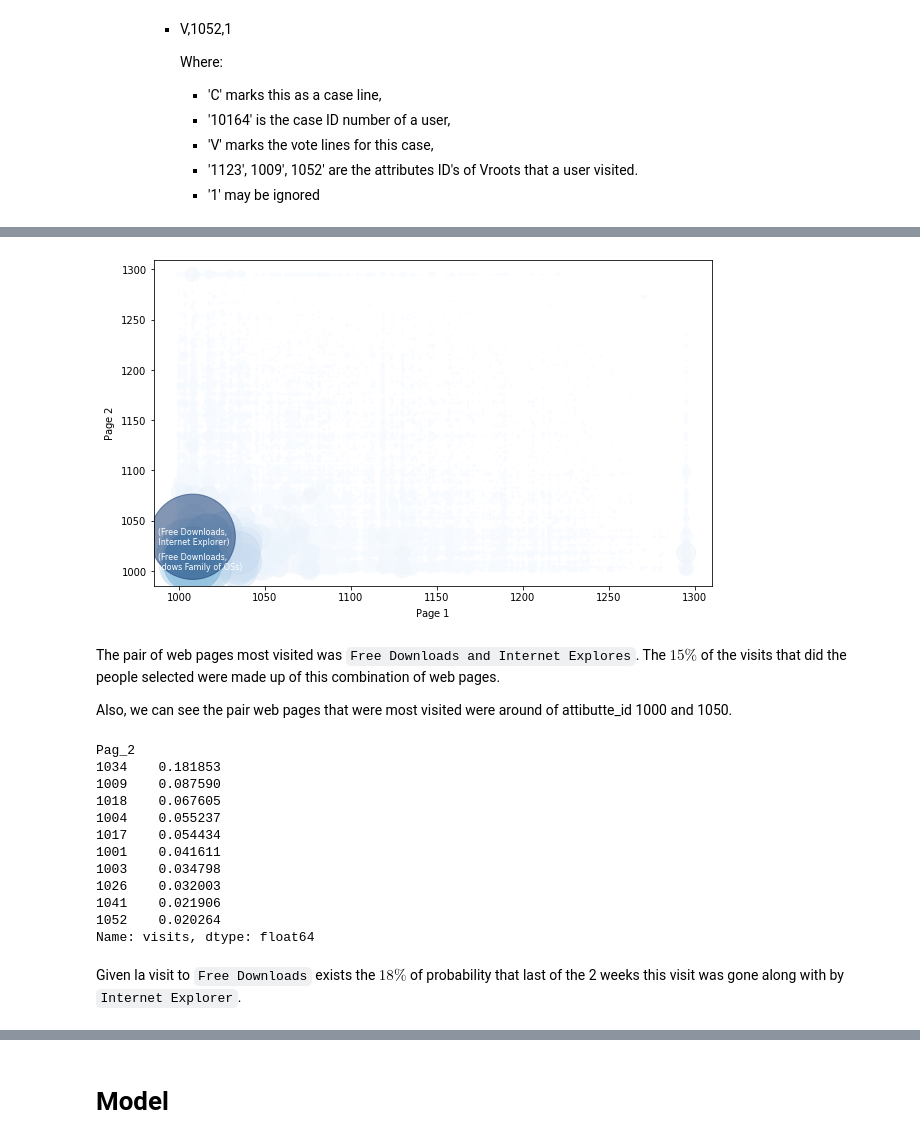
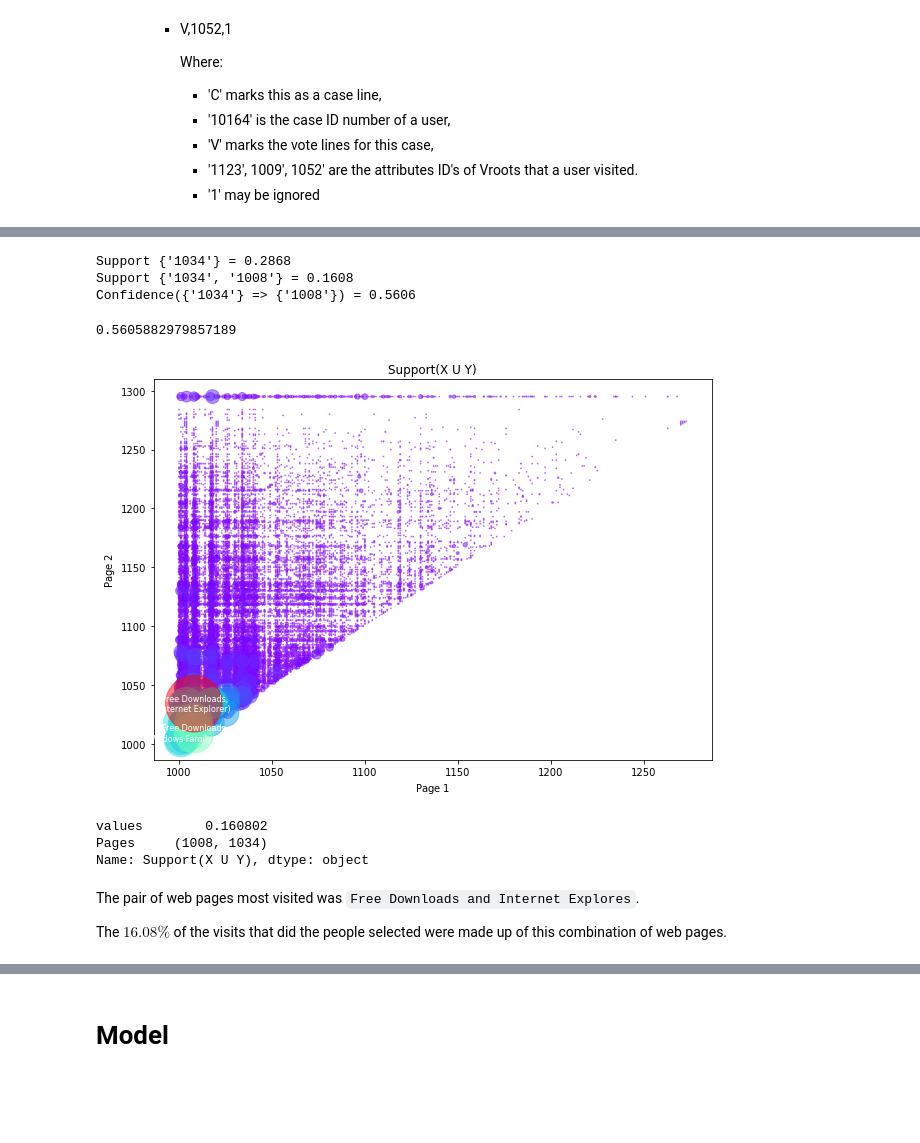
Before and after one commit to dante-cmd/-Relationship-between-web-pages, a Jupyter notebook: 0_sample_space.ipynb, the cells around one changed output, grey strips where cells are left out. Drawn from its saved outputs; the diff is of its cells as text; code cells hidden in the pictures; blank space fills up the shorter version.

Commit message:
last_2

```diff
--- a/0_sample_space.ipynb
+++ b/0_sample_space.ipynb
@@ -119,4 +99,0 @@ print(time_out/60)
-# %%
-data_user = pd.DataFrame(new_data_c)
-data_user.attribute_ID = data_user.attribute_ID.str.split(',').str.get(1)
-cross_user_attr = pd.crosstab(data_user['user_ID'], data_user['attribute_ID'])
@@ -140,0 +138,32 @@ data_visit.name = 'visits'
+# %%
+confidence({'1034'}, {'1008'},data_user_cross )
+# %% [output]
+Support {'1034'} = 0.2868
+Support {'1034', '1008'} = 0.1608
+Confidence({'1034'} => {'1008'}) = 0.5606
+0.5605882979857189
+# %%
+def all_support_by_pair(df:pd.DataFrame) -> pd.DataFrame:
+    """
+
+    --------------------
+    """
+    df_group = df.groupby(['user_ID'])
+    data_to = pd.DataFrame()
+
+    for user in df['user_ID'].unique(): #[:200]:
+        data_dict = {}
+        attribute_ID_by_user = df_group.get_group(user)['attribute_ID']
+        data_dict[user] =[*combinations(attribute_ID_by_user, 2)]
+        data_frame = pd.DataFrame(data_dict).melt()
+        data_to = data_to.append(data_frame, ignore_index=True)
+
+    data_to.columns = ['user_ID', 'Support(X U Y)']
+    data_to['Support(X U Y)'] = data_to['Support(X U Y)'].apply(lambda x:tuple(sorted(x)))
+    data_to_support = data_to['Support(X U Y)'].value_counts()/len(df['user_ID'].unique())
+    data_to_support = data_to_support.reset_index()
+    data_to_support = data_to_support.rename(columns={'index':'PairPage'})
+
+    return  data_to_support
+# %%
+data_visit = all_support_by_pair(data_user)
@@ -141,23 +183,27 @@ data_visit.name = 'visits'
 # %%
 from matplotlib import cm
 
-fig, ax = plt.subplots(figsize = (10, 6))
+fig, ax = plt.subplots(figsize = (10, 7))
+data_visit_to_plot = data_visit.sort_values('Support(X U Y)', ascending=True)
+x, y = data_visit_to_plot['PairPage'].str.get(0).astype(int), data_visit_to_plot['PairPage'].str.get(1).astype(int)
+s = data_visit_to_plot['Support(X U Y)'].copy()
 
-data_visit_to_plot = data_visit.reset_index().astype(np.int32).sort_values(by = 'visits')
-x, y = data_visit_to_plot.Pag_1, data_visit_to_plot.Pag_2
-c = data_visit_to_plot.visits.copy()
-s = data_visit_to_plot.visits.copy()*1.4
-
-ax.scatter(x, y,s = s,  c = c, cmap = cm.Blues, alpha = 0.5 )
-ax.set(xlabel='Page $1$', ylabel='Page $2$')
+ax.scatter(x, y,c = s, s = s*20000 ,cmap = cm.rainbow , alpha = 0.5 ) # c = c,
+ax.set(xlabel='Page $1$', ylabel='Page $2$', title = 'Support(X U Y)')
 x_s, y_s = [1008, 1008], [1034, 1009]
 texts = ['(Free Downloads,\n Internet Explorer)', '(Free Downloads,\n Windows Family of OSs)' ]
 for x_t, y_t, txt in zip(x_s, y_s, texts):
     ax.text(x_t, y_t, txt, color = 'white',ha = 'center', va = 'center' , fontsize = 8)
 plt.show()
 # %% [output]
-[figure, old version]
+[figure, new version]
+# %%
+data_visit.set_index('PairPage')['Support(X U Y)'].agg(values=max, Pages = lambda x:x.idxmax())
+# %% [output]
+values        0.160802
+Pages     (1008, 1034)
+Name: Support(X U Y), dtype: object
 # %% [markdown]
-The pair of web pages most visited was `Free Downloads and Internet Explores`. The $15\%$ of the visits that did the people selected were made up of this combination of web pages.
+The pair of web pages most visited was `Free Downloads and Internet Explores`.
 
-Also, we can see the pair web pages that were most visited were around of  attibutte_id 1000 and 1050.
+The $16.08\%$ of the visits that did the people selected were made up of this combination of web pages.
@@ -166,17 +209,0 @@ data_visit_sort = data_visit.sort_index().copy()
-# %%
-(data_visit.loc[('1008')]/data_visit.loc[('1008')].sum()).head(10)
-# %% [output]
-Pag_2
-1034    0.181853
-1009    0.087590
-1018    0.067605
-1004    0.055237
-1017    0.054434
-1001    0.041611
-1003    0.034798
-1026    0.032003
-1041    0.021906
-1052    0.020264
-Name: visits, dtype: float64
-# %% [markdown]
-Given la visit to `Free Downloads` exists the $18\%$ of probability that last of the 2 weeks this visit was gone along with by `Internet Explorer`.
```
Also changed, not shown: parts of 29 cells of this notebook, 1 other file.
